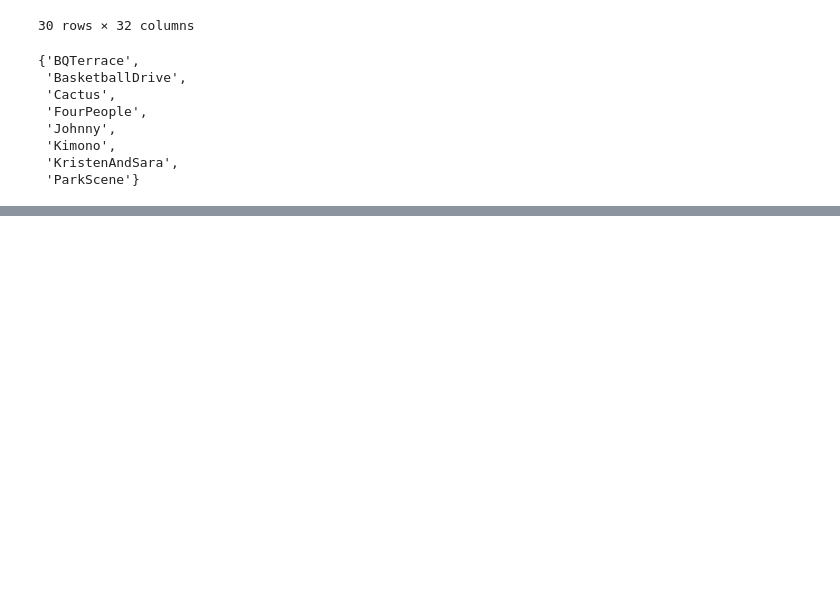
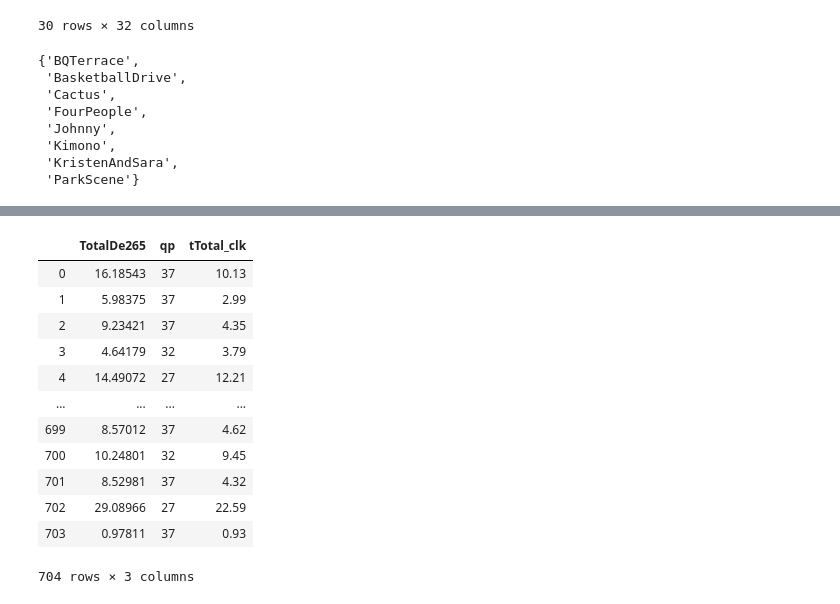
Before and after one commit to dwahast/Analise_TCC, a Jupyter notebook: Analise.ipynb, the cells around one changed output, grey strips where cells are left out. Drawn from its saved outputs; the diff is of its cells as text; code cells hidden in the pictures; blank space fills up the shorter version.

```diff
--- a/Analise GPU.ipynb
+++ b/Analise.ipynb
@@ -108,0 +114,16 @@ for v in videos:
+# %%
+df[['TotalDe265','qp','tTotal_clk']]
+# %% [output]
+|  | TotalDe265 | qp | tTotal_clk |
+| 0 | 16.18543 | 37 | 10.13 |
+| 1 | 5.98375 | 37 | 2.99 |
+| 2 | 9.23421 | 37 | 4.35 |
+| 3 | 4.64179 | 32 | 3.79 |
+| 4 | 14.49072 | 27 | 12.21 |
+| ... | ... | ... | ... |
+| 699 | 8.57012 | 37 | 4.62 |
+| 700 | 10.24801 | 32 | 9.45 |
+| 701 | 8.52981 | 37 | 4.32 |
+| 702 | 29.08966 | 27 | 22.59 |
+| 703 | 0.97811 | 37 | 0.93 |
+704 rows × 3 columns
```
Also changed, not shown: parts of 7 cells of this notebook, 24 other files.
